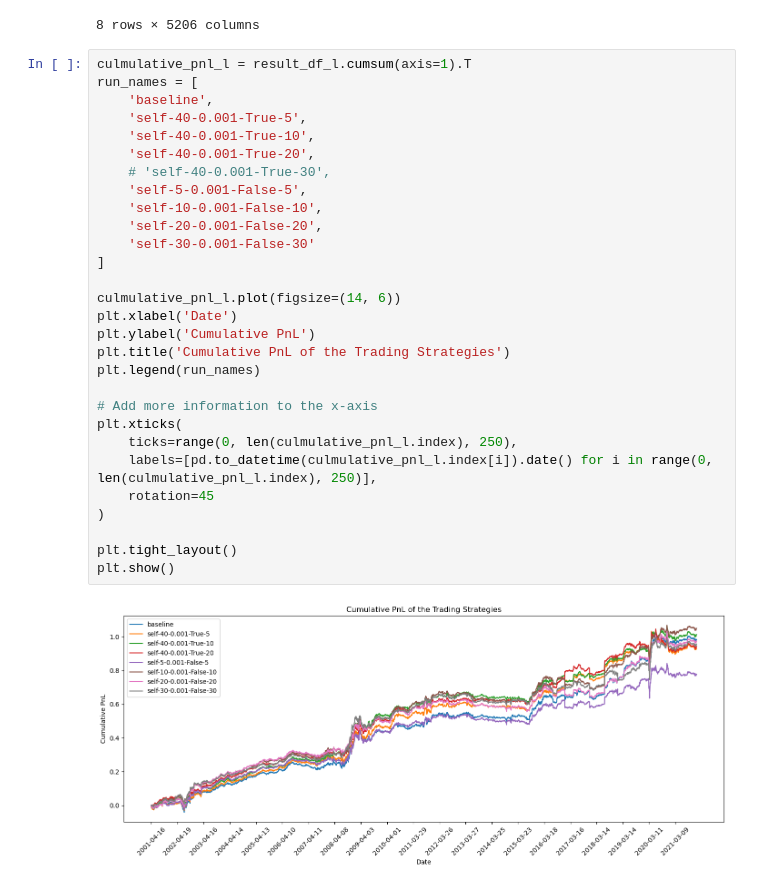
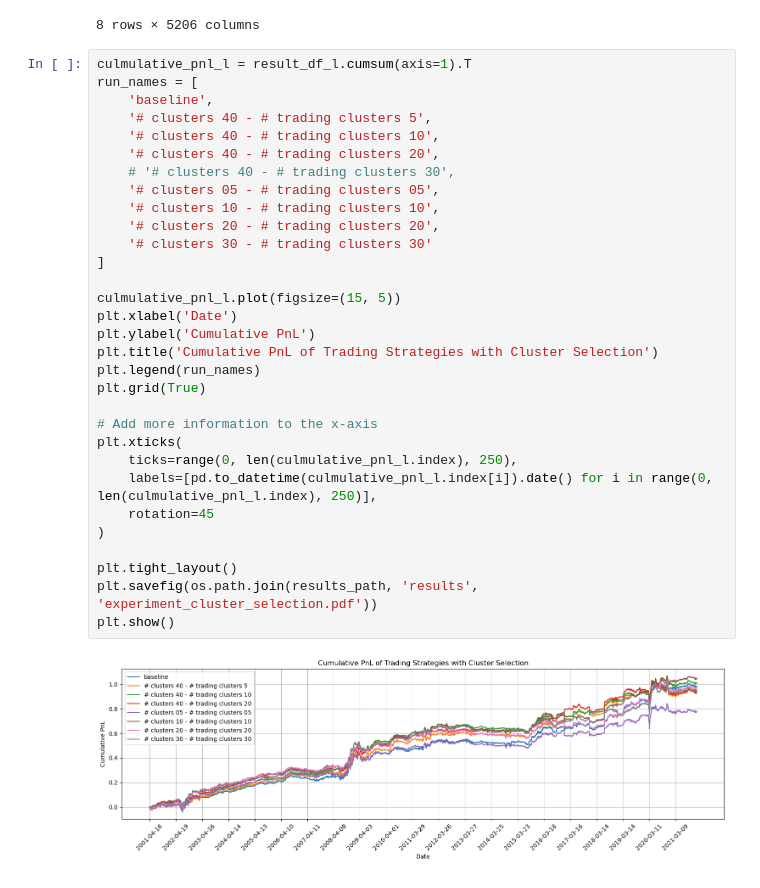
Before and after one commit to khangnguyen275/spectral_clustering_finance, a Jupyter notebook: khang.ipynb, the cells around one changed output. Drawn from its saved outputs; the diff is of its cells as text.

```diff
--- a/khang.ipynb
+++ b/khang.ipynb
@@ -165,31 +191,33 @@ result_df_l
 # %%
 culmulative_pnl_l = result_df_l.cumsum(axis=1).T
 run_names = [
     'baseline',
-    'self-40-0.001-True-5',
-    'self-40-0.001-True-10',
-    'self-40-0.001-True-20',
-    # 'self-40-0.001-True-30',
-    'self-5-0.001-False-5',
-    'self-10-0.001-False-10',
-    'self-20-0.001-False-20',
-    'self-30-0.001-False-30'
+    '# clusters 40 - # trading clusters 5',
+    '# clusters 40 - # trading clusters 10',
+    '# clusters 40 - # trading clusters 20',
+    # '# clusters 40 - # trading clusters 30',
+    '# clusters 05 - # trading clusters 05',
+    '# clusters 10 - # trading clusters 10',
+    '# clusters 20 - # trading clusters 20',
+    '# clusters 30 - # trading clusters 30'
 ]
 
-culmulative_pnl_l.plot(figsize=(14, 6))
+culmulative_pnl_l.plot(figsize=(15, 5))
 plt.xlabel('Date')
 plt.ylabel('Cumulative PnL')
-plt.title('Cumulative PnL of the Trading Strategies')
+plt.title('Cumulative PnL of Trading Strategies with Cluster Selection')
 plt.legend(run_names)
+plt.grid(True)
 
 # Add more information to the x-axis
 plt.xticks(
     ticks=range(0, len(culmulative_pnl_l.index), 250),
     labels=[pd.to_datetime(culmulative_pnl_l.index[i]).date() for i in range(0, len(culmulative_pnl_l.index), 250)],
     rotation=45
 )
 
 plt.tight_layout()
+plt.savefig(os.path.join(results_path, 'results', 'experiment_cluster_selection.pdf'))
 plt.show()
 # %% [output]
-[figure, old version]
+[figure, new version]
```
Also changed, not shown: parts of 2 cells of this notebook, 3 other files.
